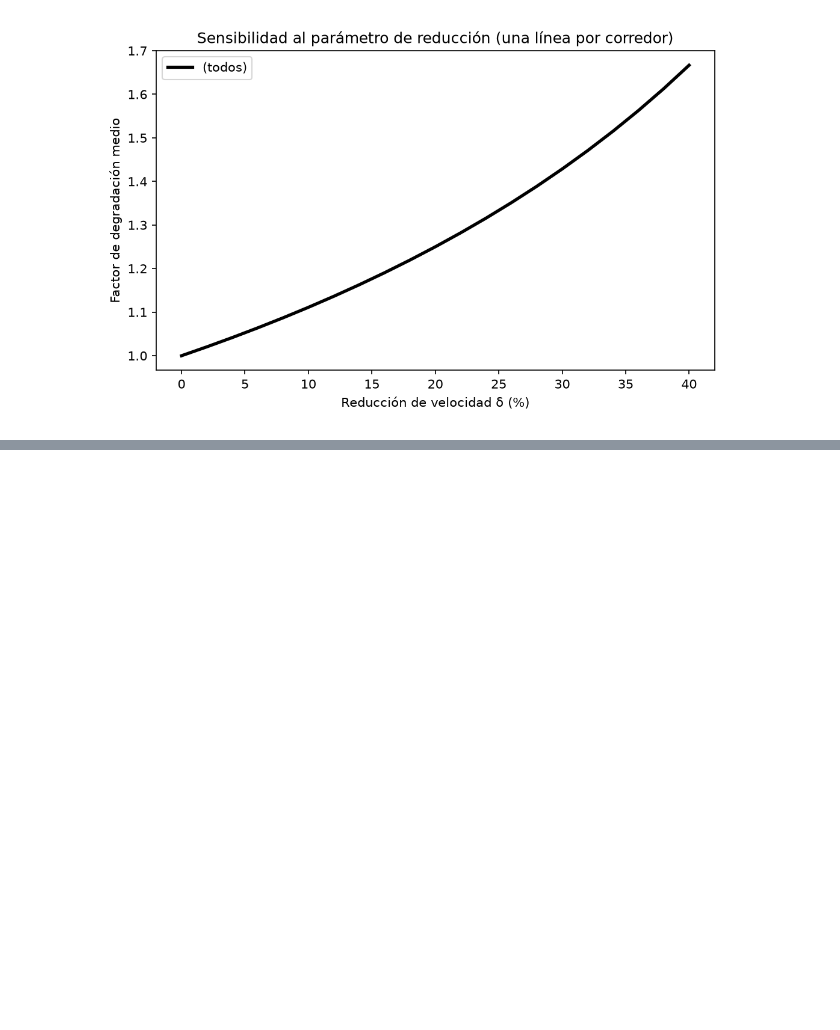
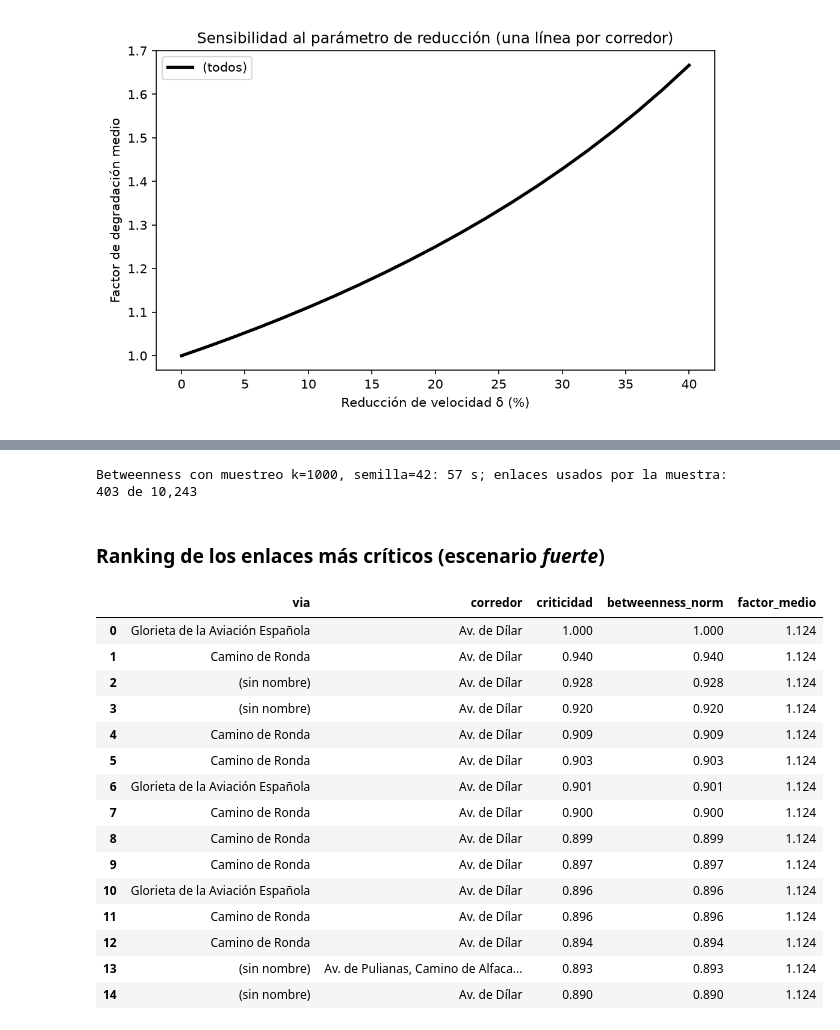
Before and after one commit to juanheliosg/taller-agentes-ia-granada, a Jupyter notebook: cuaderno_lluvia.ipynb, the cells around one changed output, grey strips where cells are left out. Cells and saved outputs as stored; diff of their text form; code cells hidden in the pictures; blank space fills up the shorter version.

```diff
--- a/cuaderno_lluvia.ipynb
+++ b/cuaderno_lluvia.ipynb
@@ -185,0 +196,38 @@ Image(filename=figura_curva(curva, SALIDAS / "curva_sensibilidad.png"))
+# %%
+import time
+from trafico_lluvia.criticidad import (
+    betweenness_aristas, calcular_criticidad, estabilidad_ranking, figura_mapa, ranking,
+)
+
+K, SEMILLA, N, ESC = 1000, 42, 15, ESCENARIOS["fuerte"]
+t0 = time.time()
+b = betweenness_aristas(G, k=K, semilla=SEMILLA)
+crit = calcular_criticidad(G, muestra, ESC, "central", betweenness=b)
+print(f"Betweenness con muestreo k={K}, semilla={SEMILLA}: {time.time() - t0:.0f} s; "
+      f"enlaces usados por la muestra: {len(crit)} de {G.number_of_edges():,}")
+# %% [output]
+Betweenness con muestreo k=1000, semilla=42: 57 s; enlaces usados por la muestra: 403 de 10,243
+# %% [markdown]
+### Ranking de los enlaces más críticos (escenario *fuerte*)
+# %%
+rank = ranking(crit, N)
+rank.to_csv(SALIDAS / "criticidad_ranking.csv", index=False)
+crit.to_csv(SALIDAS / "criticidad_enlaces.csv", index=False)
+rank.drop(columns=["u", "v", "clave"]).round(3)
+# %% [output]
+|  | via | corredor | criticidad | betweenness_norm | factor_medio |
+| 0 | Glorieta de la Aviación Española | Av. de Dílar | 1.000 | 1.000 | 1.124 |
+| 1 | Camino de Ronda | Av. de Dílar | 0.940 | 0.940 | 1.124 |
+| 2 | (sin nombre) | Av. de Dílar | 0.928 | 0.928 | 1.124 |
+| 3 | (sin nombre) | Av. de Dílar | 0.920 | 0.920 | 1.124 |
+| 4 | Camino de Ronda | Av. de Dílar | 0.909 | 0.909 | 1.124 |
+| 5 | Camino de Ronda | Av. de Dílar | 0.903 | 0.903 | 1.124 |
+| 6 | Glorieta de la Aviación Española | Av. de Dílar | 0.901 | 0.901 | 1.124 |
+| 7 | Camino de Ronda | Av. de Dílar | 0.900 | 0.900 | 1.124 |
+| 8 | Camino de Ronda | Av. de Dílar | 0.899 | 0.899 | 1.124 |
+| 9 | Camino de Ronda | Av. de Dílar | 0.897 | 0.897 | 1.124 |
+| 10 | Glorieta de la Aviación Española | Av. de Dílar | 0.896 | 0.896 | 1.124 |
+| 11 | Camino de Ronda | Av. de Dílar | 0.896 | 0.896 | 1.124 |
+| 12 | Camino de Ronda | Av. de Dílar | 0.894 | 0.894 | 1.124 |
+| 13 | (sin nombre) | Av. de Pulianas, Camino de Alfaca... | 0.893 | 0.893 | 1.124 |
+| 14 | (sin nombre) | Av. de Dílar | 0.890 | 0.890 | 1.124 |
```
Also changed, not shown: parts of 5 cells of this notebook, 3 other files.
